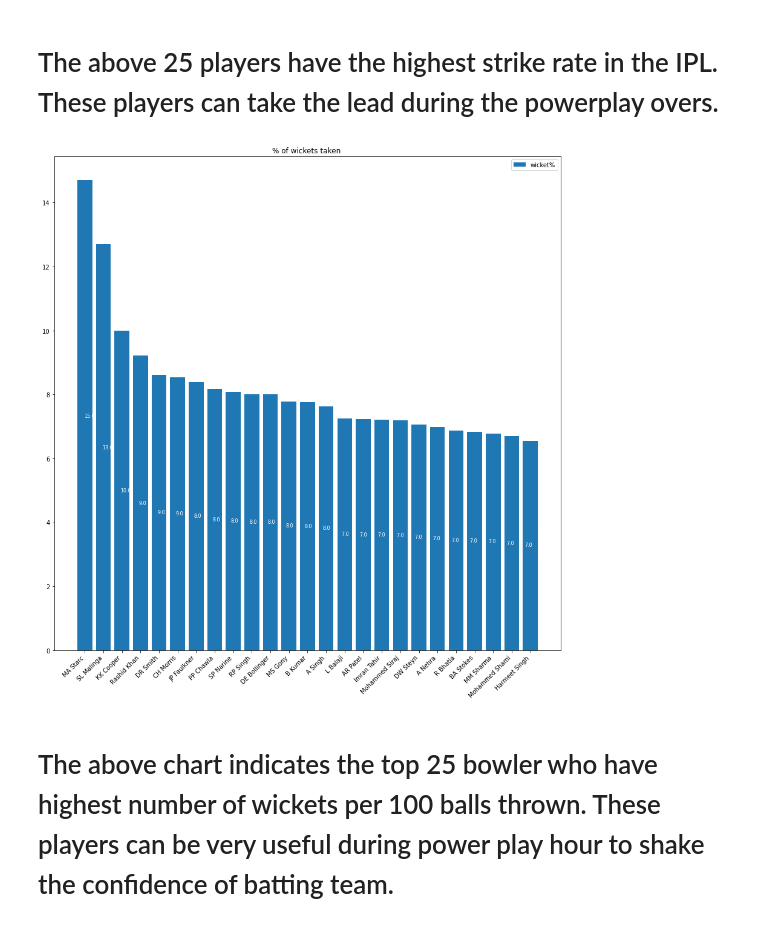
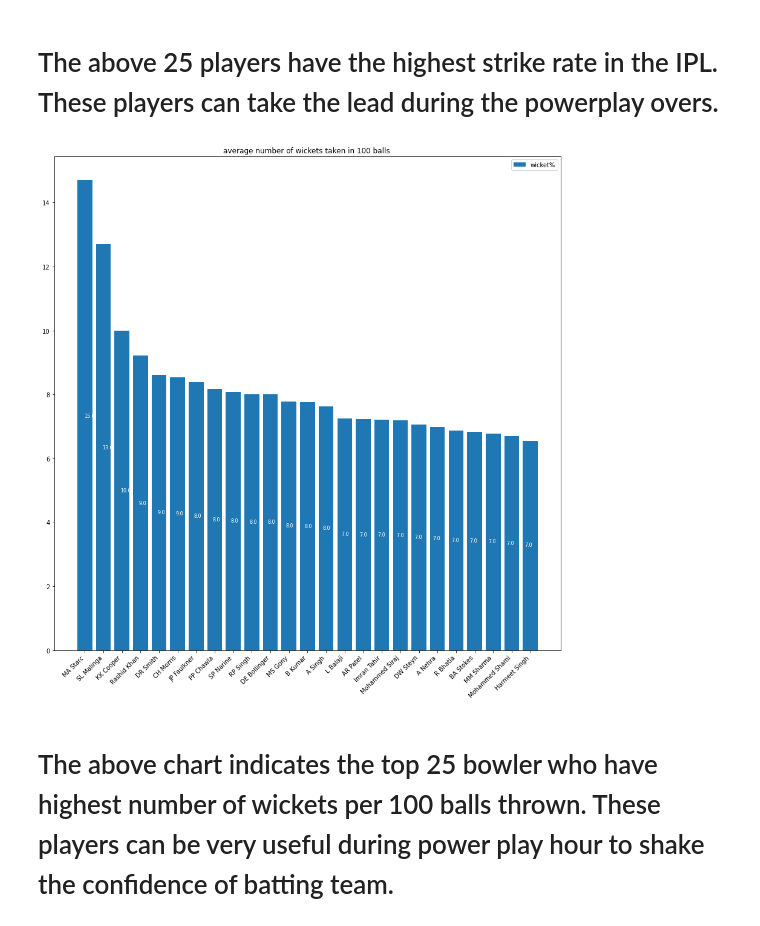
Before and after one commit to madhuri723/IPL_Analysis, a Jupyter notebook: ipl-team-sr-er-player-analysis.ipynb, the cells around one changed output. Saved outputs shown, nothing was run; the diff lists cells and outputs as text; code cells hidden in the pictures.

```diff
--- a/ipl-team-sr-er-player-analysis.ipynb
+++ b/ipl-team-sr-er-player-analysis.ipynb
@@ -389,15 +391,15 @@ wicket_bowler = wicket_bowler.sort_values(by = 'wicket%',ascending = False ).hea
 # %%
 fig1 = plt.figure()
 ax1 = plt.axes()
 fig1.set_figheight(15)
 fig1.set_figwidth(15)
 ax1.bar(wicket_bowler.index, wicket_bowler['wicket%'], width = 0.8, label = 'wicket%')
-ax1.set_title('% of wickets taken ')
+ax1.set_title('average number of wickets taken in 100 balls ')
 ax1.legend()
 plt.xticks(rotation = 45, ha = 'right')
 annotate_stacked_bars(ax1, pad=0.99, colour="white", textsize=8)
 # %% [output]
-[figure, old version]
+[figure, new version]
 # %% [markdown]
 # The above chart indicates the top 25 bowler who have highest number of wickets per 100 balls thrown. These players can be very useful during power play hour to shake the confidence of batting team.
 # %%
```
Also changed, not shown: parts of 2 cells of this notebook.
